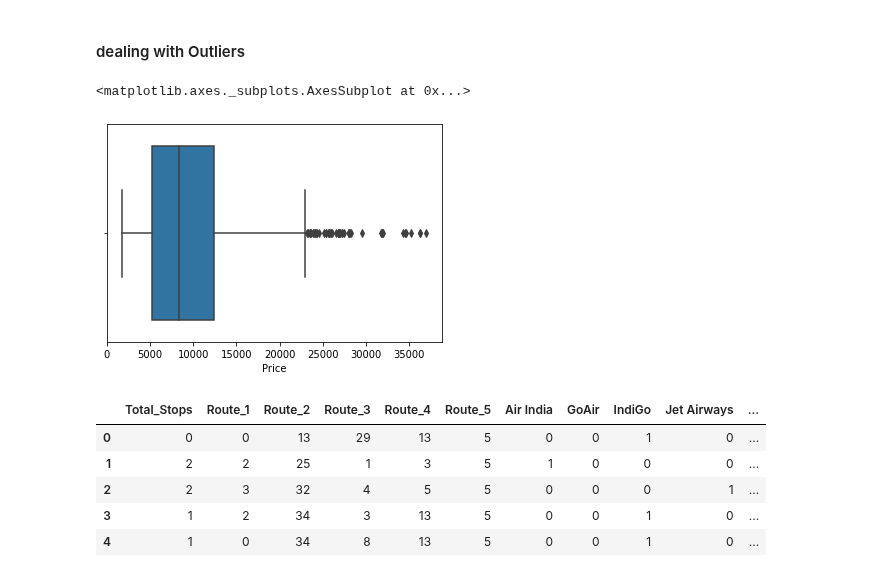
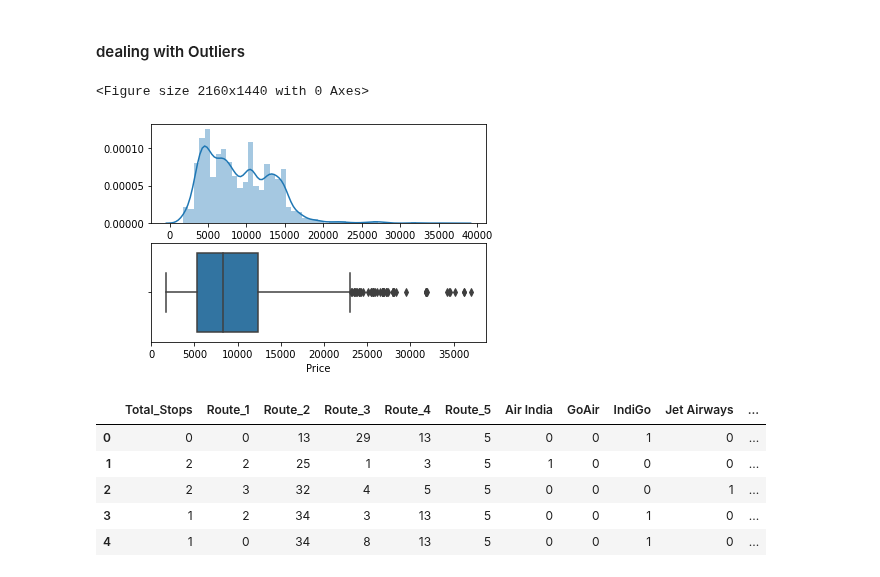
Before and after one commit to shan-2205/EDA, a Jupyter notebook: flight_price_deploy.ipynb, the cells around one changed output. Drawn from its saved outputs; the diff is of its cells as text; code cells hidden in the pictures.

```diff
--- a/flight_price_deploy.ipynb
+++ b/flight_price_deploy.ipynb
@@ -695,8 +710,9 @@ len(data_train[data_train['Price']>=40000])
 #### dealing with Outliers
 # %%
 data_train['Price']=np.where(data_train['Price']>=40000,data_train['Price'].median(),data_train['Price'])
-# %%
-sns.boxplot(data_train['Price'])
-# %% [output]
-<matplotlib.axes._subplots.AxesSubplot at 0x...>
-[figure, removed]
+# %%
+plt.figure(figsize=(30,20))
+plot(data_train,'Price')
+# %% [output]
+<Figure size 2160x1440 with 0 Axes>
+[figure, added]
```
Also changed, not shown: parts of 32 cells of this notebook.
